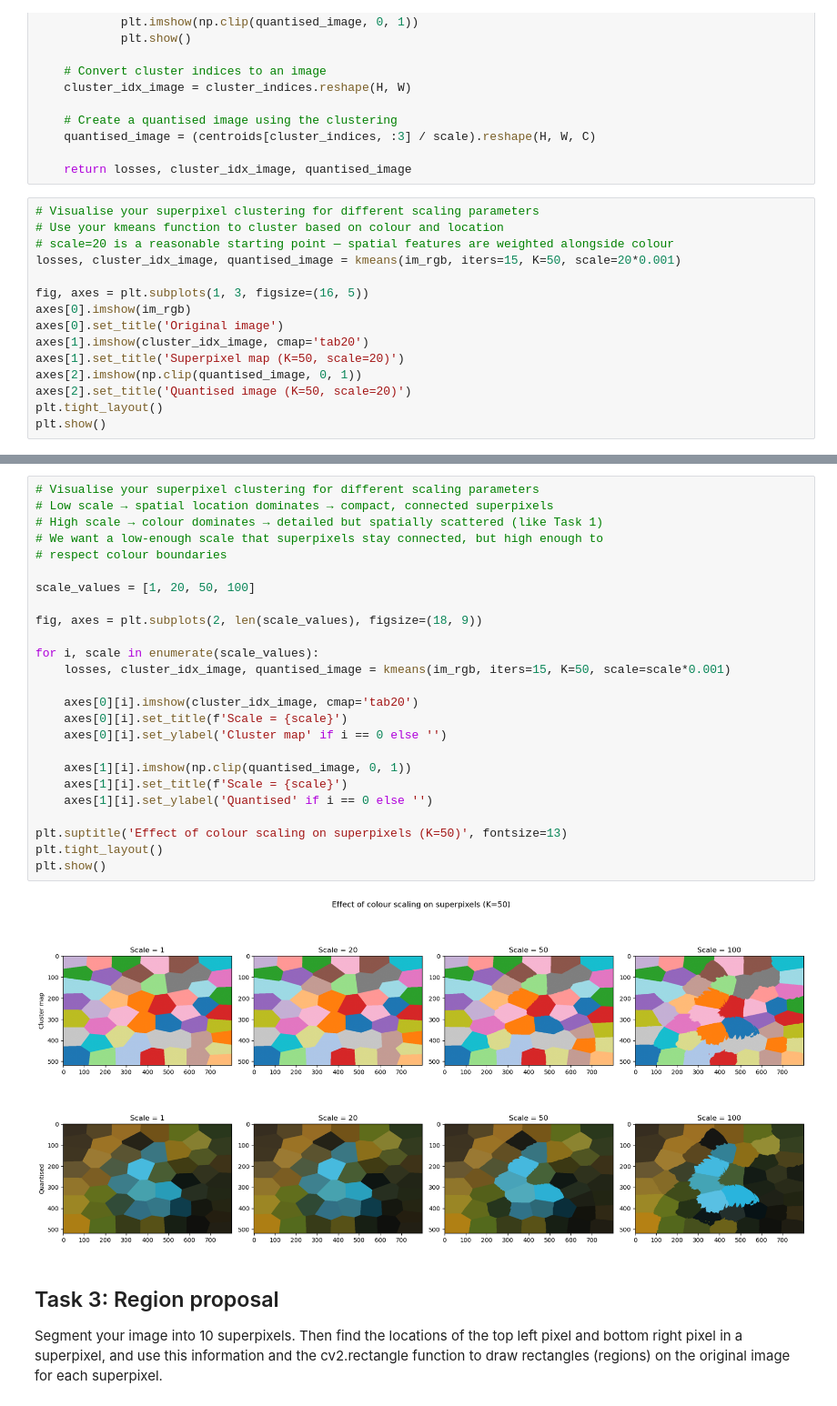
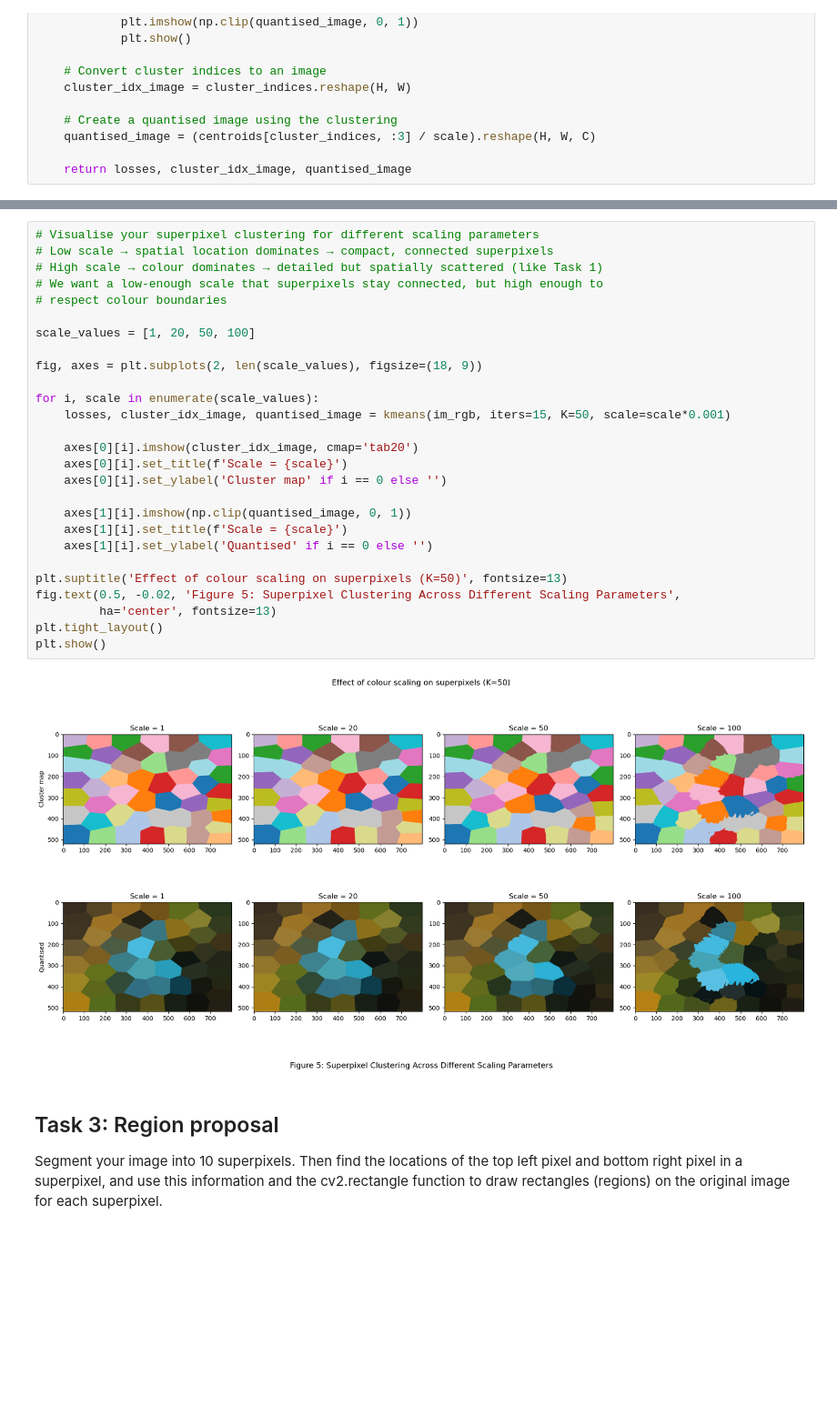
Before and after one commit to mkoz0007/_pindrippy, a Jupyter notebook: Lab 3/Lab3_student_template.ipynb, the cells around one changed output, grey strips where cells are left out. Shown at 91% size. Cells and saved outputs as stored; diff of their text form; blank space fills up the shorter version.

```diff
--- a/Lab 3/Lab3_student_template.ipynb
+++ b/Lab 3/Lab3_student_template.ipynb
@@ -262,18 +266,3 @@ def kmeans(im, iters=10, K=3, scale=1, plot=False):
     quantised_image = (centroids[cluster_indices, :3] / scale).reshape(H, W, C)
 
     return losses, cluster_idx_image, quantised_image
-# %%
-# Visualise your superpixel clustering for different scaling parameters
-# Use your kmeans function to cluster based on colour and location
-# scale=20 is a reasonable starting point — spatial features are weighted alongside colour
-losses, cluster_idx_image, quantised_image = kmeans(im_rgb, iters=15, K=50, scale=20*0.001)
-
-fig, axes = plt.subplots(1, 3, figsize=(16, 5))
-axes[0].imshow(im_rgb)
-axes[0].set_title('Original image')
-axes[1].imshow(cluster_idx_image, cmap='tab20')
-axes[1].set_title('Superpixel map (K=50, scale=20)')
-axes[2].imshow(np.clip(quantised_image, 0, 1))
-axes[2].set_title('Quantised image (K=50, scale=20)')
-plt.tight_layout()
-plt.show()
@@ -282,30 +269,32 @@ plt.show()
 # %%
 # Visualise your superpixel clustering for different scaling parameters
 # Low scale → spatial location dominates → compact, connected superpixels
 # High scale → colour dominates → detailed but spatially scattered (like Task 1)
 # We want a low-enough scale that superpixels stay connected, but high enough to
 # respect colour boundaries
 
 scale_values = [1, 20, 50, 100]
 
 fig, axes = plt.subplots(2, len(scale_values), figsize=(18, 9))
 
 for i, scale in enumerate(scale_values):
     losses, cluster_idx_image, quantised_image = kmeans(im_rgb, iters=15, K=50, scale=scale*0.001)
 
     axes[0][i].imshow(cluster_idx_image, cmap='tab20')
     axes[0][i].set_title(f'Scale = {scale}')
     axes[0][i].set_ylabel('Cluster map' if i == 0 else '')
 
     axes[1][i].imshow(np.clip(quantised_image, 0, 1))
     axes[1][i].set_title(f'Scale = {scale}')
     axes[1][i].set_ylabel('Quantised' if i == 0 else '')
 
 plt.suptitle('Effect of colour scaling on superpixels (K=50)', fontsize=13)
+fig.text(0.5, -0.02, 'Figure 5: Superpixel Clustering Across Different Scaling Parameters',
+         ha='center', fontsize=13)
 plt.tight_layout()
 plt.show()
 # %% [output]
-[figure, old version]
+[figure, new version]
 # %% [markdown]
 ## Task 3: Region proposal
 
```
Also changed, not shown: parts of 4 cells of this notebook.
